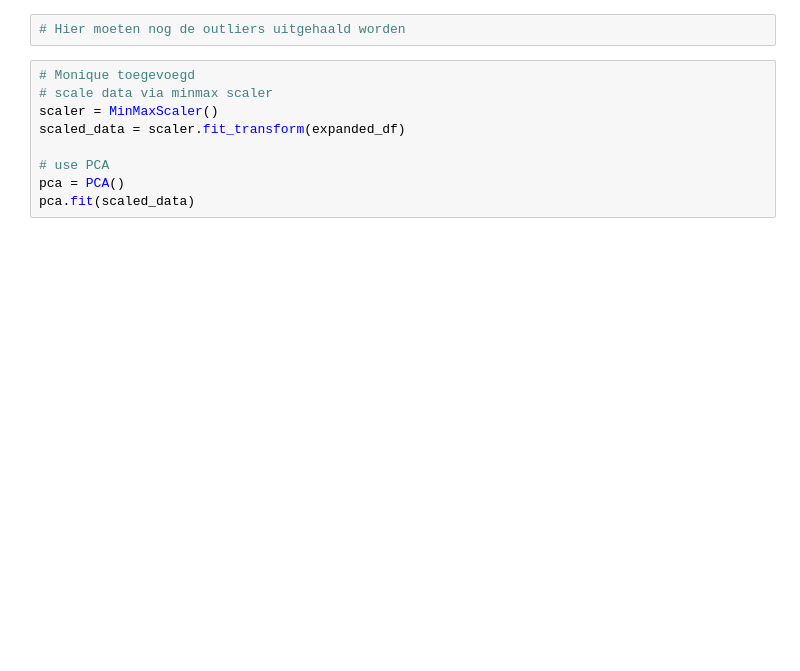
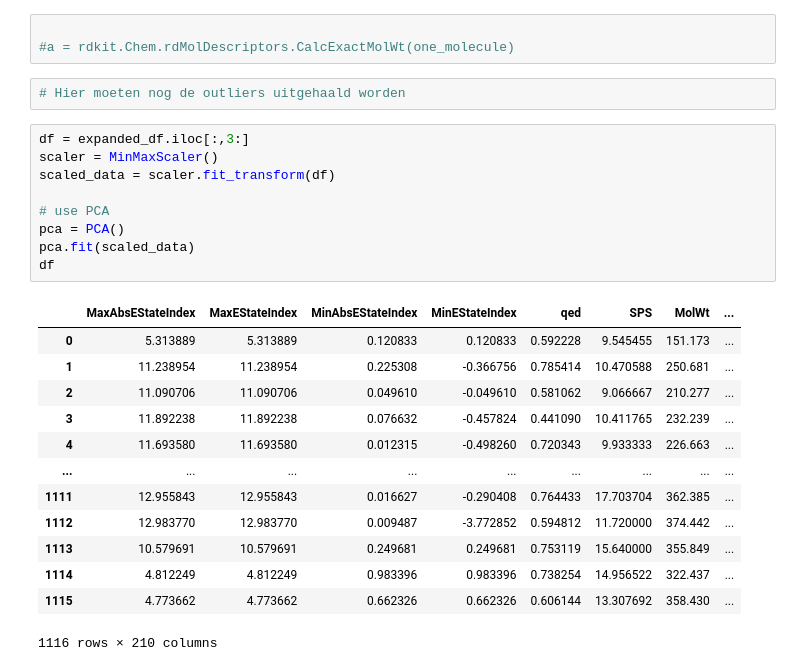
Before and after one commit to MoniqueBroeren/GroupAssignment, a Jupyter notebook: testing2.ipynb, the cells around one changed output. Saved outputs shown, nothing was run; the diff lists cells and outputs as text; blank space fills up the shorter version.

```diff
--- a/testing2.ipynb
+++ b/testing2.ipynb
@@ -30,14 +72,31 @@ expanded_df.head()
+# %%
+
+#a = rdkit.Chem.rdMolDescriptors.CalcExactMolWt(one_molecule)
 # %%
 # Hier moeten nog de outliers uitgehaald worden
 # %%
-# Monique toegevoegd
-# scale data via minmax scaler
+df = expanded_df.iloc[:,3:]
 scaler = MinMaxScaler()
-scaled_data = scaler.fit_transform(expanded_df)
+scaled_data = scaler.fit_transform(df)
 
 # use PCA
 pca = PCA()
 pca.fit(scaled_data)
+df
+# %% [output]
+|  | MaxAbsEStateIndex | MaxEStateIndex | MinAbsEStateIndex | MinEStateIndex | qed | SPS | MolWt | ... |
+| 0 | 5.313889 | 5.313889 | 0.120833 | 0.120833 | 0.592228 | 9.545455 | 151.173 | ... |
+| 1 | 11.238954 | 11.238954 | 0.225308 | -0.366756 | 0.785414 | 10.470588 | 250.681 | ... |
+| 2 | 11.090706 | 11.090706 | 0.049610 | -0.049610 | 0.581062 | 9.066667 | 210.277 | ... |
+| 3 | 11.892238 | 11.892238 | 0.076632 | -0.457824 | 0.441090 | 10.411765 | 232.239 | ... |
+| 4 | 11.693580 | 11.693580 | 0.012315 | -0.498260 | 0.720343 | 9.933333 | 226.663 | ... |
+| ... | ... | ... | ... | ... | ... | ... | ... | ... |
+| 1111 | 12.955843 | 12.955843 | 0.016627 | -0.290408 | 0.764433 | 17.703704 | 362.385 | ... |
+| 1112 | 12.983770 | 12.983770 | 0.009487 | -3.772852 | 0.594812 | 11.720000 | 374.442 | ... |
+| 1113 | 10.579691 | 10.579691 | 0.249681 | 0.249681 | 0.753119 | 15.640000 | 355.849 | ... |
+| 1114 | 4.812249 | 4.812249 | 0.983396 | 0.983396 | 0.738254 | 14.956522 | 322.437 | ... |
+| 1115 | 4.773662 | 4.773662 | 0.662326 | 0.662326 | 0.606144 | 13.307692 | 358.430 | ... |
+1116 rows × 210 columns
 # %%
 cumulative_variance = np.cumsum(pca.explained_variance_ratio_)
 
```
Also changed, not shown: parts of 7 cells of this notebook.
